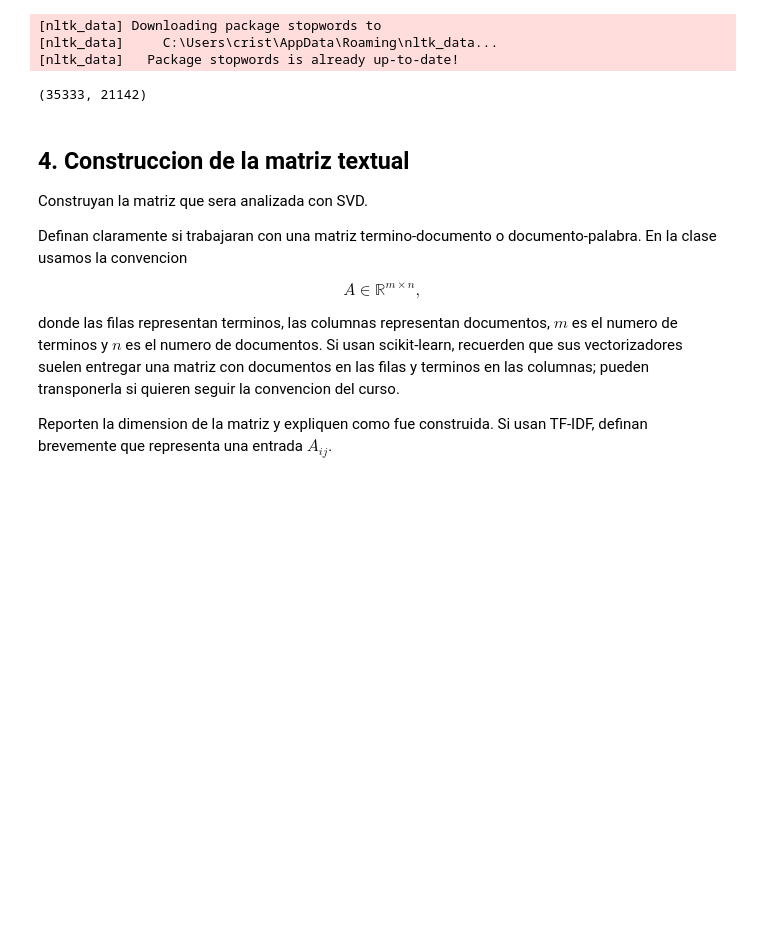
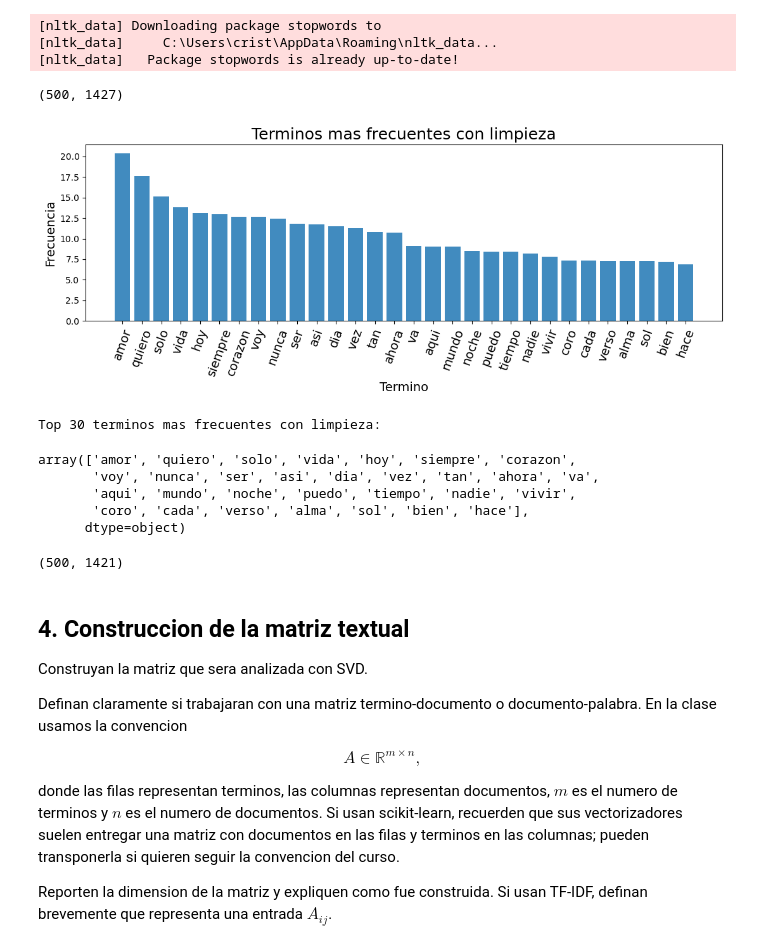
Before and after one commit to Cristobal-Lyon-Diaz/IMT2230-lgebra-Lineal-Avanzada-y-Modelamiento-Proyecto-1-LSA-con-SVD, a Jupyter notebook: main.ipynb, the cells around one changed output. Cells and saved outputs as stored; diff of their text form; code cells hidden in the pictures; blank space fills up the shorter version.

```diff
--- a/main.ipynb
+++ b/main.ipynb
@@ -159,14 +285,65 @@ for stop_word in range(len(stop_words_propias)):
 [nltk_data]   Package stopwords is already up-to-date!
 # %%
 # Codigo de la documentacion https://scikit-learn.org/stable/modules/generated/sklearn.feature_extraction.text.TfidfVectorizer.html
-vectorizer = TfidfVectorizer(stop_words=stop_words_propias, min_df=10, max_df=0.8)
+vectorizer = TfidfVectorizer(stop_words=stop_words_propias, min_df=5, max_df=0.9)
 # agregamos los parametros necesarios para usar las stopword en español, capturar univamente las
-# palabras en mas de 10 textos y menos del 80% de los textos y arreglar las tildes
+# palabras en mas de 5 textos y menos del 90% de los textos y arreglar las tildes
 X = vectorizer.fit_transform([" ".join(palabras) for palabras in letras_filtradas])
 vectorizer.get_feature_names_out()
 print(X.shape)
 # %% [output]
-(35333, 21142)
+(500, 1427)
+# %%
+# Vemos las palabras mas frecuentes con el codigo entregado para ver si falto alguna stopword que
+#  no estaba de forma predeterminada
+
+vocabulario_raw = vectorizer.get_feature_names_out()
+
+frecuencias_raw = np.asarray(X.sum(axis=0)).ravel()
+indices_frecuentes_raw = np.argsort(frecuencias_raw)[::-1][:30]
+terminos_frecuentes_raw = vocabulario_raw[indices_frecuentes_raw]
+conteos_frecuentes_raw = frecuencias_raw[indices_frecuentes_raw]
+
+fig, ax = plt.subplots(figsize=(11, 4.5))
+ax.bar(terminos_frecuentes_raw, conteos_frecuentes_raw, color="tab:blue", alpha=0.85)
+ax.set_title("Terminos mas frecuentes con limpieza", fontsize=18)
+ax.set_xlabel("Termino", fontsize=14)
+ax.set_ylabel("Frecuencia", fontsize=14)
+ax.grid(False)
+ax.tick_params(axis="x", rotation=70, labelsize=14)
+plt.tight_layout()
+plt.show()
+
+# Print top 30 terms and their counts
+print("Top 30 terminos mas frecuentes con limpieza:")
+terminos_frecuentes_raw
+# %% [output]
+[figure, added]
+Top 30 terminos mas frecuentes con limpieza:
+array(['amor', 'quiero', 'solo', 'vida', 'hoy', 'siempre', 'corazon',
+       'voy', 'nunca', 'ser', 'asi', 'dia', 'vez', 'tan', 'ahora', 'va',
+       'aqui', 'mundo', 'noche', 'puedo', 'tiempo', 'nadie', 'vivir',
+       'coro', 'cada', 'verso', 'alma', 'sol', 'bien', 'hace'],
+      dtype=object)
+# %%
+# Hacemos el nuevo X pero agregandole como stopwords "tan", "asi", "hace", "cada" , "coro"y "verso", ya que no aportan nada
+# Codigo de la documentacion https://scikit-learn.org/stable/modules/generated/sklearn.feature_extraction.text.TfidfVectorizer.html
+stop_words_propias.append("tan")
+stop_words_propias.append("asi")
+stop_words_propias.append("hace")
+stop_words_propias.append("cada")
+stop_words_propias.append("verso")
+stop_words_propias.append("coro")
+
+
+vectorizer = TfidfVectorizer(stop_words=stop_words_propias, min_df=5, max_df=0.9)
+# agregamos los parametros necesarios para usar las stopword en español, capturar univamente las
+# palabras en mas de 5 textos y menos del 90% de los textos y arreglar las tildes
+X = vectorizer.fit_transform([" ".join(palabras) for palabras in letras_filtradas])
+vectorizer.get_feature_names_out()
+print(X.shape)
+# %% [output]
+(500, 1421)
 # %% [markdown]
 ## 4. Construccion de la matriz textual
 
```
Also changed, not shown: parts of 30 cells of this notebook.
